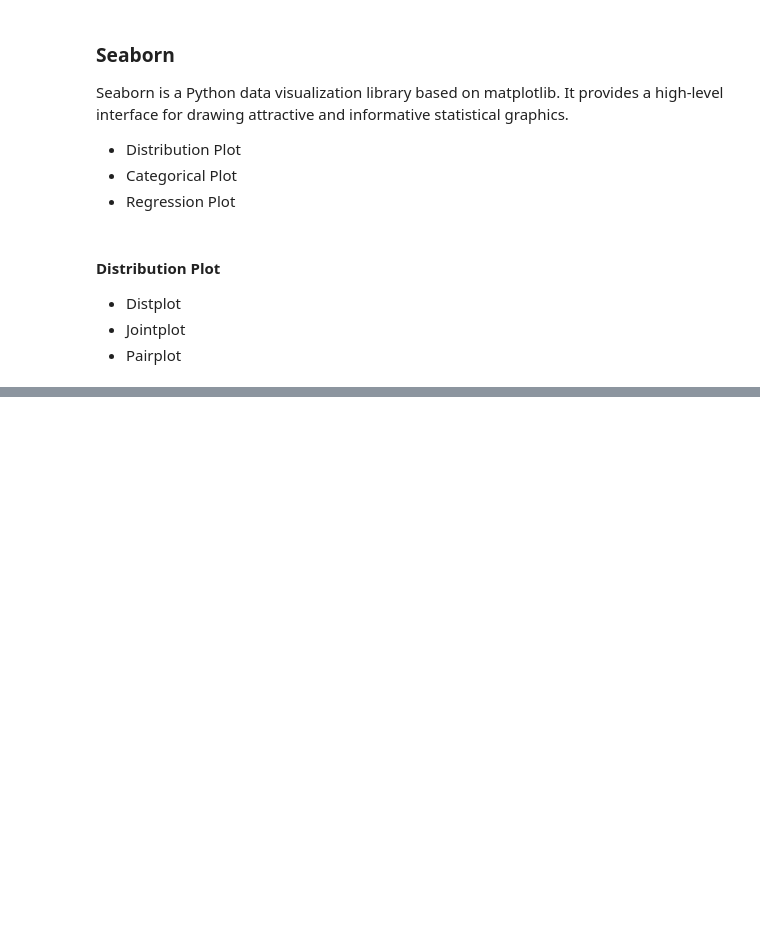
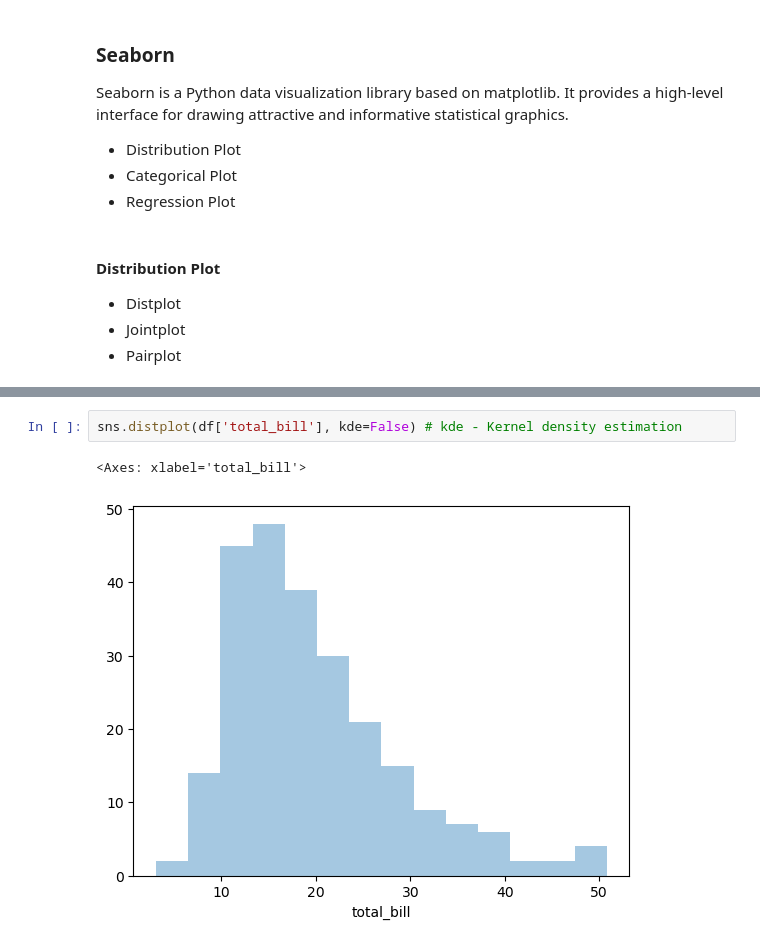
Before and after one commit to chemutai254/ML_Projects, a Jupyter notebook: Pandas.ipynb, the cells around one changed output, grey strips where cells are left out. Drawn from its saved outputs; the diff is of its cells as text; blank space fills up the shorter version.

```diff
--- a/Pandas.ipynb
+++ b/Pandas.ipynb
@@ -285,0 +325,5 @@ import seaborn as sns
+# %%
+sns.distplot(df['total_bill'], kde=False) # kde - Kernel density estimation
+# %% [output]
+<Axes: xlabel='total_bill'>
+[figure, added]
```
Also changed, not shown: parts of 8 cells of this notebook.
